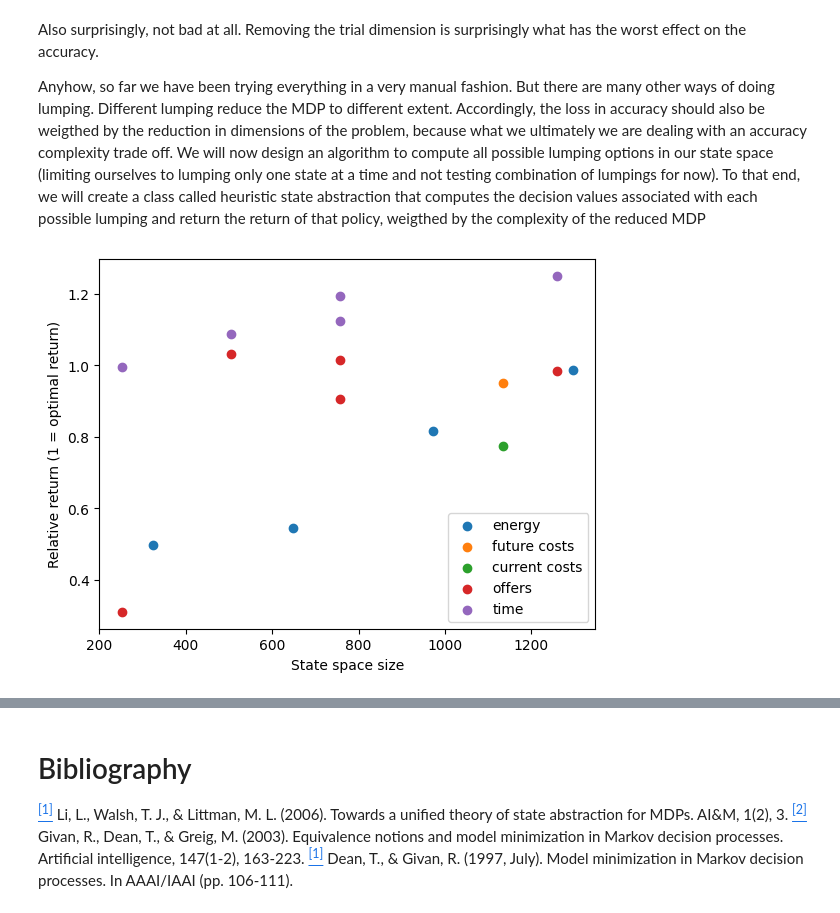
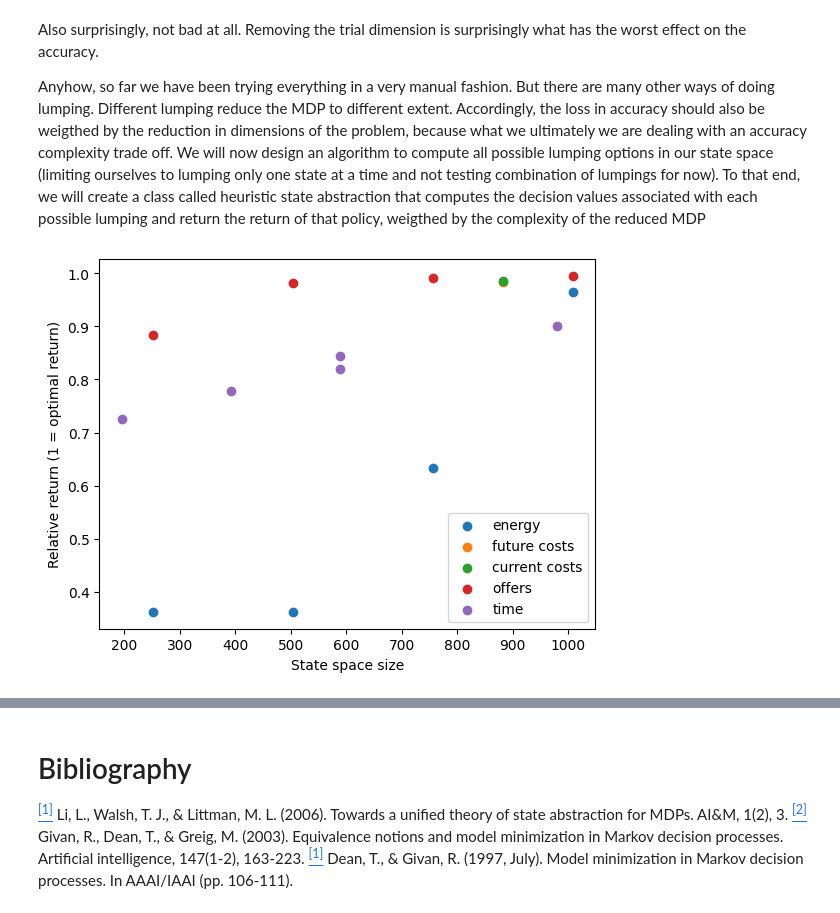
Before and after one commit to AlexLepauvre/state-abstraction, a Jupyter notebook: heuristic_state_abstraction.ipynb, the cells around one changed output, grey strips where cells are left out. Saved outputs shown, nothing was run; the diff lists cells and outputs as text; code cells hidden in the pictures.

```diff
--- a/heuristic_state_abstraction.ipynb
+++ b/heuristic_state_abstraction.ipynb
@@ -730,32 +730,32 @@ class HeuristicStateAbstraction:
             # Loop over all possible lumpings of this variable:
             for lumps in self.lumping(var):
                 # Compute the classes:
                 states_classes = self.lump_variables(var_i, lumps)
                 # Calculate the size of the abstraction:
                 abstraction_size.append(len(states_classes))
                 abstraction_variable.append(self.dimension_names[var_i])
                 # Compute abstraction score:
                 abstraction_score.append(self.evaluate_abstraction(states_classes) / self.compute_return(self.policy_opt))
                 # Add the abstraction level:
                 abstraction_level.append(len(lumps[0]))
         return np.array(abstraction_variable), np.array(abstraction_size), np.array(abstraction_score), np.array(abstraction_level)
 
 
 # Initialize the task:
-config = TaskConfig(tmax=9, O=[100, 200, 225, 250, 275, 300, 400, 500, 600, 700, 800, 900], p_offer = [1/12] * 12)
+config = TaskConfig(tmax=9)
 # Compute the optimal value and state-action functions:
 abstractor = HeuristicStateAbstraction(config)
 
 # Compute the score for all abstractions:
 abstraction_variable, abstraction_size, abstraction_score, abstraction_level = abstractor.compute_abstractions()
 
 # Plot the results:
 fig, ax = plt.subplots()
 for var_i, var in enumerate(list(set(abstraction_variable))):
     ax.scatter(abstraction_size[abstraction_variable == var], abstraction_score[abstraction_variable == var], label=f'{var}')
 ax.legend()
 ax.set_ylabel('Relative return (1 = optimal return)')
 ax.set_xlabel('State space size')
 plt.show()
 # %% [output]
-[figure, old version]
+[figure, new version]
```
Also changed, not shown: parts of 1 cell of this notebook.
